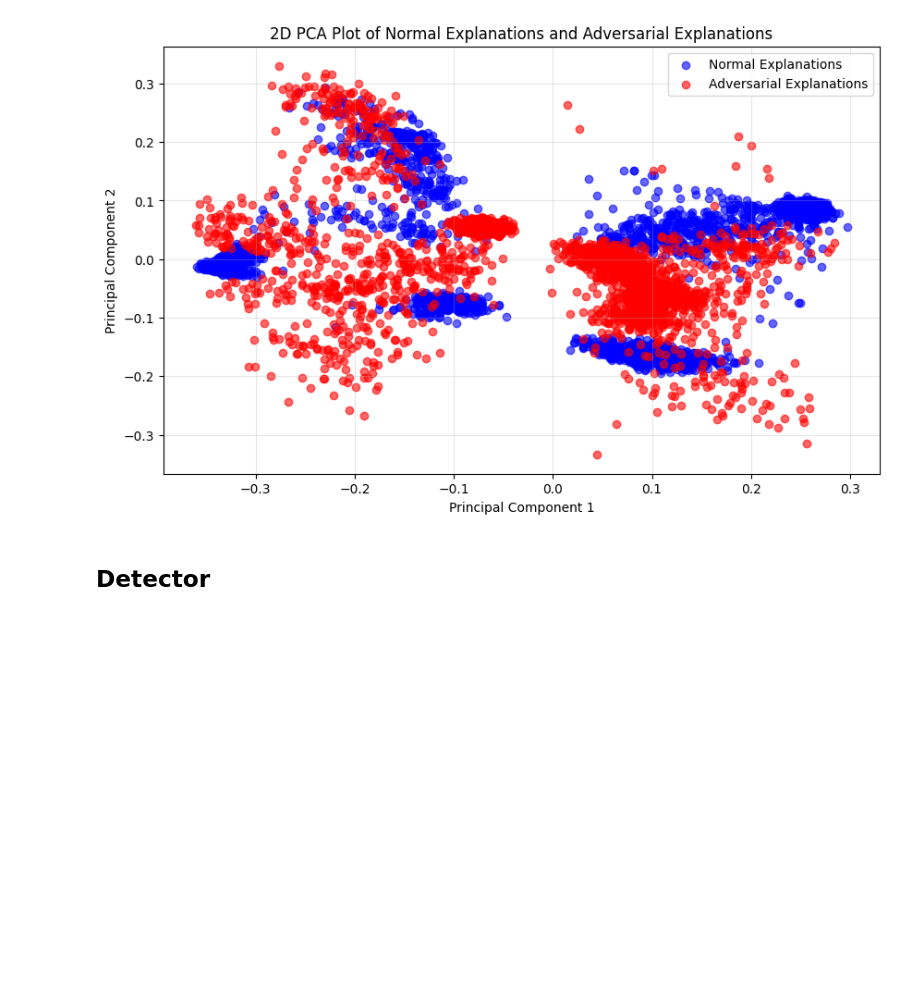
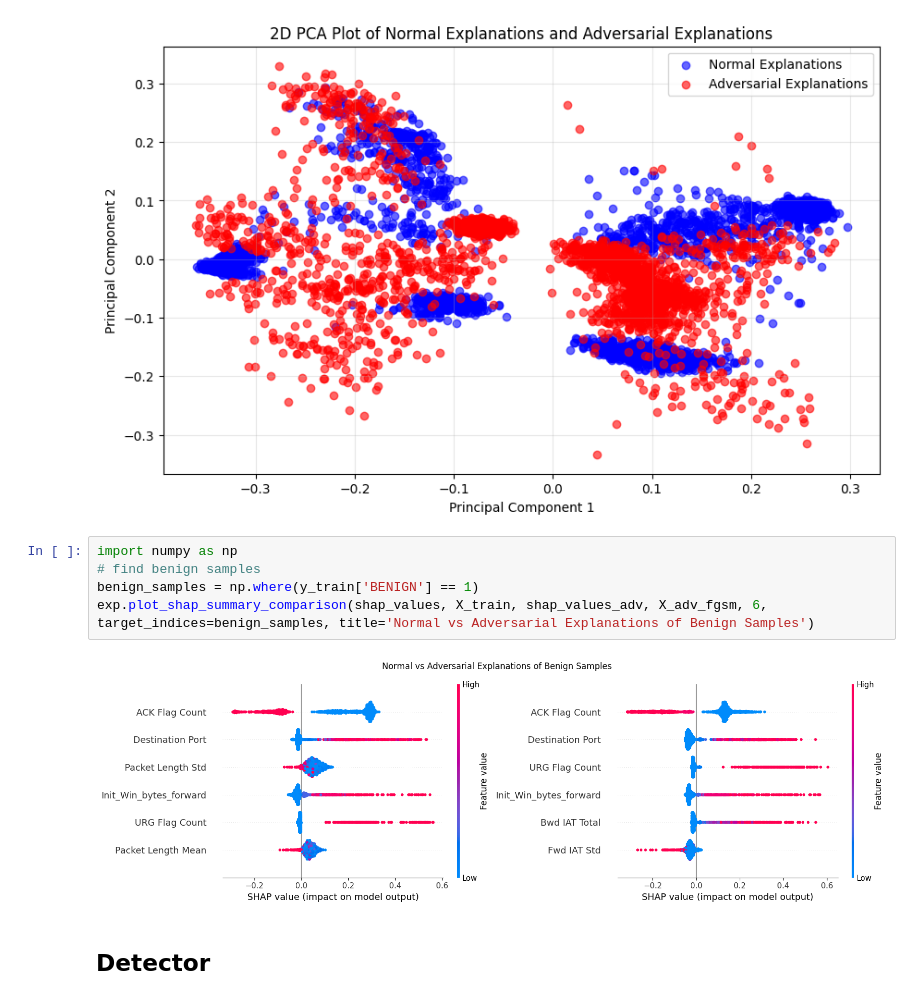
Before and after one commit to f-odc/xai-assisted-intrusion-detection, a Jupyter notebook: src/prototypes/alpha.ipynb, the cells around one changed output. Cells and saved outputs as stored; diff of their text form; blank space fills up the shorter version.

```diff
--- a/src/prototypes/alpha.ipynb
+++ b/src/prototypes/alpha.ipynb
@@ -154,6 +154,13 @@ print(shap_values_adv_df.shape)
 visualizer.visualize_data_distribution(shap_values_df, 'Normal Explanations', shap_values_adv_df, 'Adversarial Explanations')
 # %% [output]
 [figure]
+# %%
+import numpy as np
+# find benign samples
+benign_samples = np.where(y_train['BENIGN'] == 1)
+exp.plot_shap_summary_comparison(shap_values, X_train, shap_values_adv, X_adv_fgsm, 6, target_indices=benign_samples, title='Normal vs Adversarial Explanations of Benign Samples')
+# %% [output]
+[figure, added]
 # %% [markdown]
 ## Detector
 # %%
```
Also changed, not shown: parts of 2 cells of this notebook, 3 other files.
